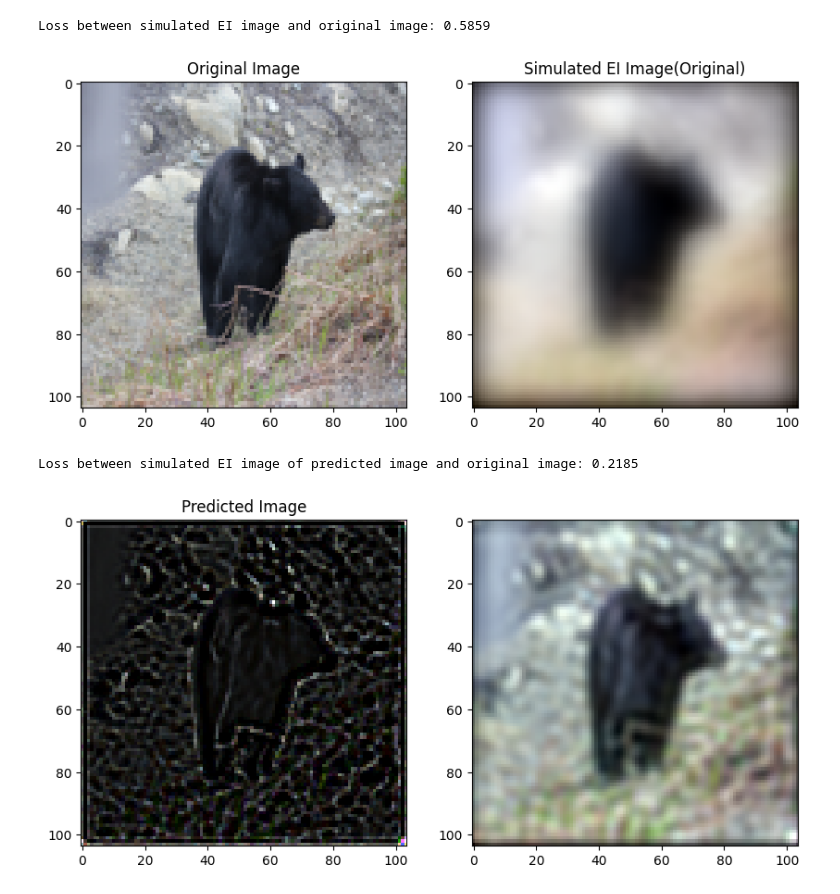
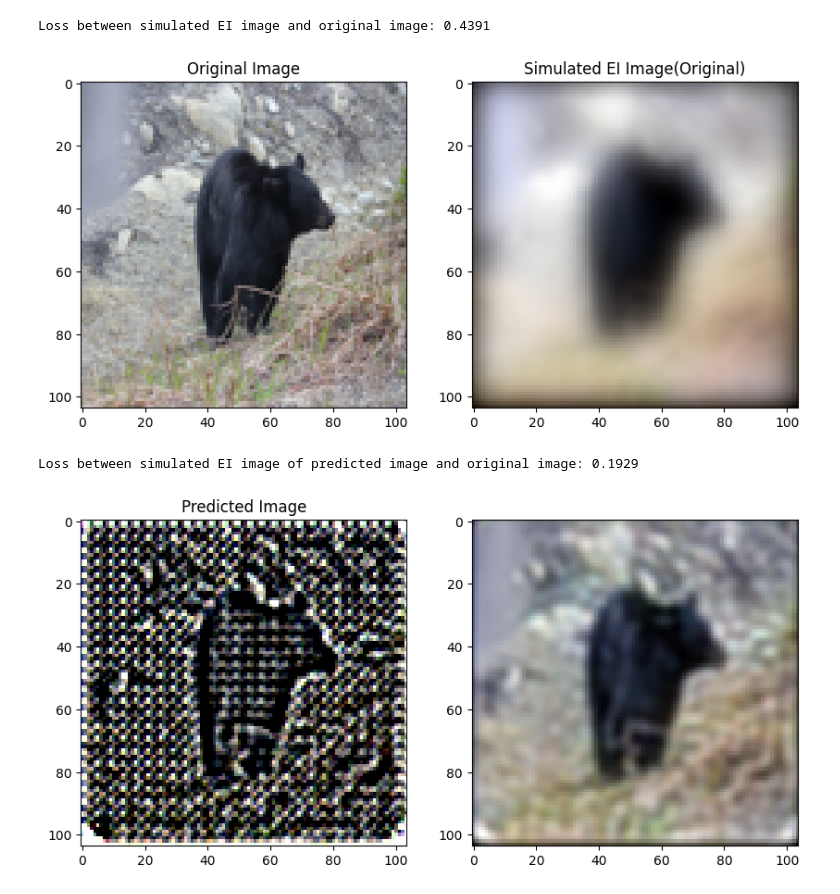
Before and after one commit to suibianhuahua/Dual_try_2_2025-10-16, a Jupyter notebook: Try.ipynb, the cells around one changed output. Drawn from its saved outputs; the diff is of its cells as text; code cells hidden in the pictures.

Commit message:
AberrationCNN_v3，更换为了该网络

```diff
--- a/Try.ipynb
+++ b/Try.ipynb
@@ -10,13 +10,14 @@ import os
 from Extract_PSF import *
 # %%
 device =torch.device("cuda" if torch.cuda.is_available() else "cpu")
-criterion=AberrationLossV2().to(device)
+criterion=AberrationLossV3().to(device)
 # %%
 
 # 路径加载，模型路径等
 model_path = ".\\best_pre_correction_models\\best_model_20251110_181112_loss0.2222.pth"  # 或 "best_pre_correction_model.pth"
 model_path_1 = ".\\best_pre_correction_models_11_02\\best_model_20251031_114723_loss0.2132.pth"
-model_path_2 = ".\\best_pre_correction_models_try\\best_model_20251110_220038_loss0.1263.pth"
+model_path_2 = ".\\best_pre_correction_models_try\\best_model_20251110_220038_loss0.1263.pth" # 更换新的网络LOSS，使用的是V3
+model_path_3 = ".\\best_pre_correction_models_new_model\\best_model_20251111_104052_loss0.1035.pth" # 更换新的网络架构+V3为其损失函数
 test_image_path="E:\\桌面\\微信图片_20251019131600_122_386.png"
 # F:\\BaiduNetdiskDownload\\COCO_2014\\val2014\\COCO_val2014_000000000502.jpg
 test_image_path="F:\\BaiduNetdiskDownload\\COCO_2014\\val2014\\COCO_val2014_000000000502.jpg"
@@ -78,36 +79,36 @@ plt.imshow(simulated_test_image)
 
 print(f"Loss between simulated EI image and original image: {loss.item():.4f}")
 # %% [output]
-Loss between simulated EI image and original image: 0.5859
+Loss between simulated EI image and original image: 0.4391
 [figure]
 # %%
 # 使用训练后的模型去校正EI图片
-model=AberrationCNN().to(device)
-model.load_state_dict(torch.load(model_path_1))
+model=AberrationCNN_v3().to(device)
+model.load_state_dict(torch.load(model_path_3))
 
 # 进行推理
 with torch.no_grad():
     # 注意一定要打开评估模式，否则模型校正效果极差
     model.eval()
     precorrected_image=model(test_tensor)[0]
     # print(model(test_tensor)[0])
     Simulated_procorrected_image=torch_apply_psf(PSF_zemax,precorrected_image)
     precorrected_image=precorrected_image.detach().cpu().numpy().transpose(1,2,0)
 
 if Simulated_procorrected_image.dim() == 3:  # 如果丢失批量维度，添加回去
     Simulated_procorrected_image = Simulated_procorrected_image.unsqueeze(0)
 elif Simulated_procorrected_image.dim() != 4:  # 确保是 4 维张量
     raise ValueError(f"Unexpected dimension of simulated_test: {Simulated_procorrected_image.shape}")
 
 plt.figure(figsize=(10,5))
 plt.subplot(1,2,1)
 plt.title("Predicted Image")
 plt.imshow(precorrected_image)
 plt.subplot(1,2,2)
 plt.imshow(Simulated_procorrected_image.squeeze(0).detach().cpu().numpy().transpose(1,2,0))
 loss1=criterion(Simulated_procorrected_image,test_tensor)
 
 print(f"Loss between simulated EI image of predicted image and original image: {loss1.item():.4f}")
 # %% [output]
-Loss between simulated EI image of predicted image and original image: 0.2185
+Loss between simulated EI image of predicted image and original image: 0.1929
-[figure, old version]
+[figure, new version]
```
Also changed, not shown: parts of 1 cell of this notebook, 14 other files.
